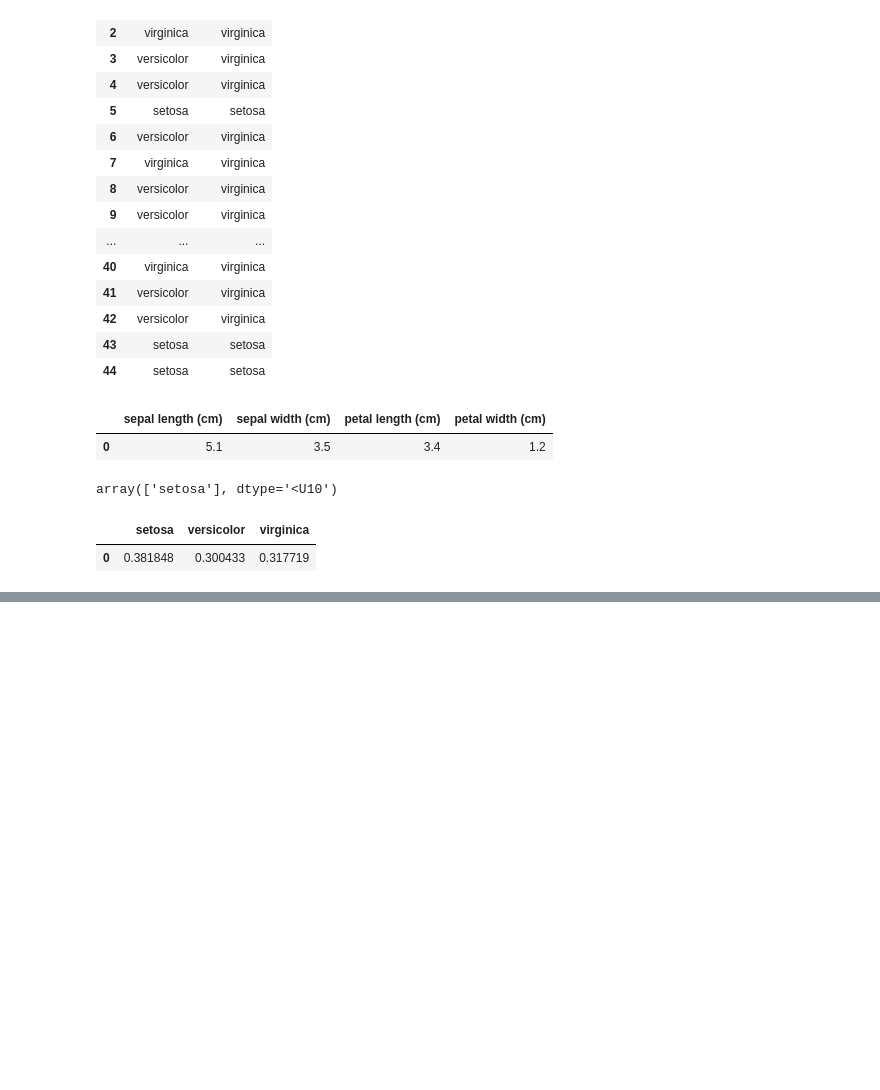
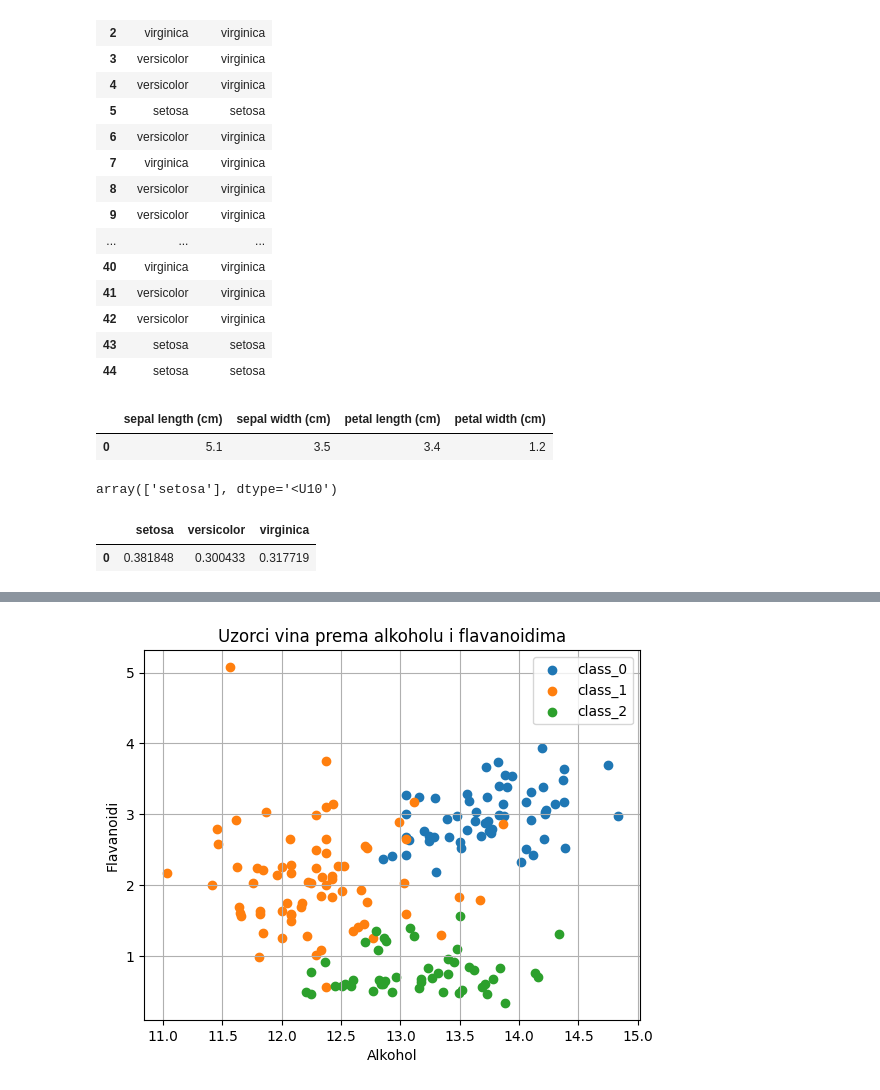
Before and after one commit to python-developer-algebra-klujic/pyds-ponavljanje, a Jupyter notebook: 9_scikit_learn.ipynb, the cells around one changed output, grey strips where cells are left out. Cells and saved outputs as stored; diff of their text form; code cells hidden in the pictures; blank space fills up the shorter version.

```diff
--- a/9_scikit_learn.ipynb
+++ b/9_scikit_learn.ipynb
@@ -279,0 +312,3 @@ vjerojatnosti_df
+# %%
+wine = load_wine()
+wine.keys()
@@ -279,0 +337,3 @@ vjerojatnosti_df
+# %%
+df = pd.DataFrame(wine.data, columns=wine.feature_names)
+df
@@ -279,0 +358,10 @@ vjerojatnosti_df
+# %%
+df['target'] = wine.target
+
+df['wine_class'] = df['target'].map({
+    0: wine.target_names[0],
+    1: wine.target_names[1],
+    2: wine.target_names[2]
+})
+
+df.head(10)
@@ -279,0 +458,17 @@ vjerojatnosti_df
+# %%
+for wine_class in df['wine_class'].unique():
+    subset = df[df['wine_class'] == wine_class]
+    plt.scatter(
+        subset['alcohol'],
+        subset['flavanoids'],
+        label=wine_class
+    )
+
+plt.title('Uzorci vina prema alkoholu i flavanoidima')
+plt.xlabel('Alkohol')
+plt.ylabel('Flavanoidi')
+plt.legend()
+plt.grid(True)
+plt.show()
+# %% [output]
+[figure, added]
```
Also changed, not shown: parts of 16 cells of this notebook.
